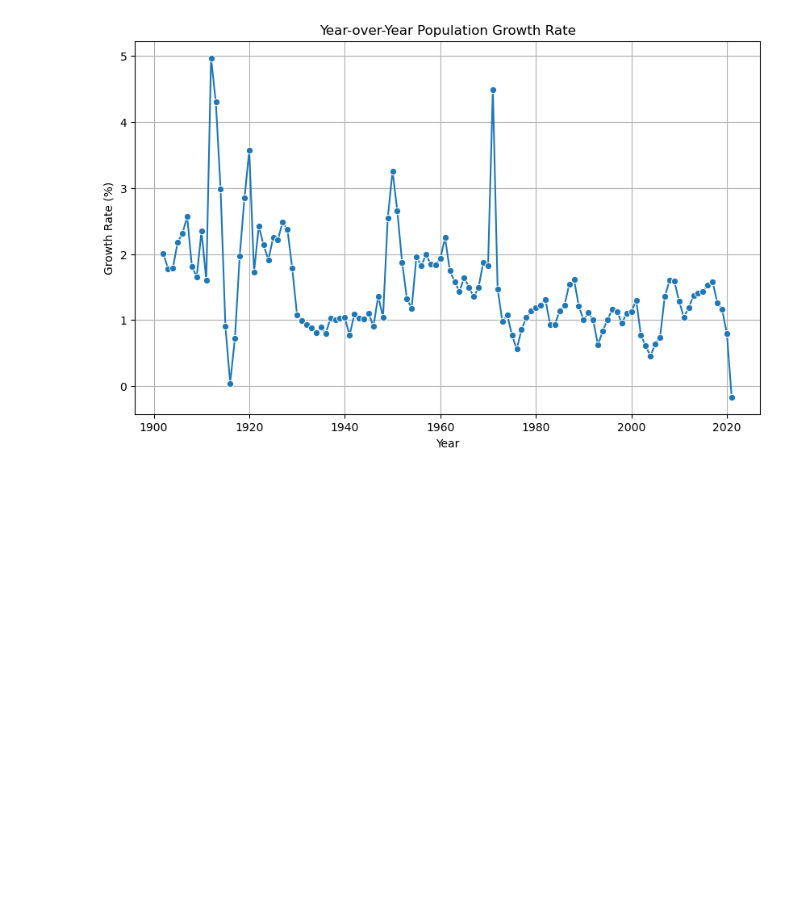
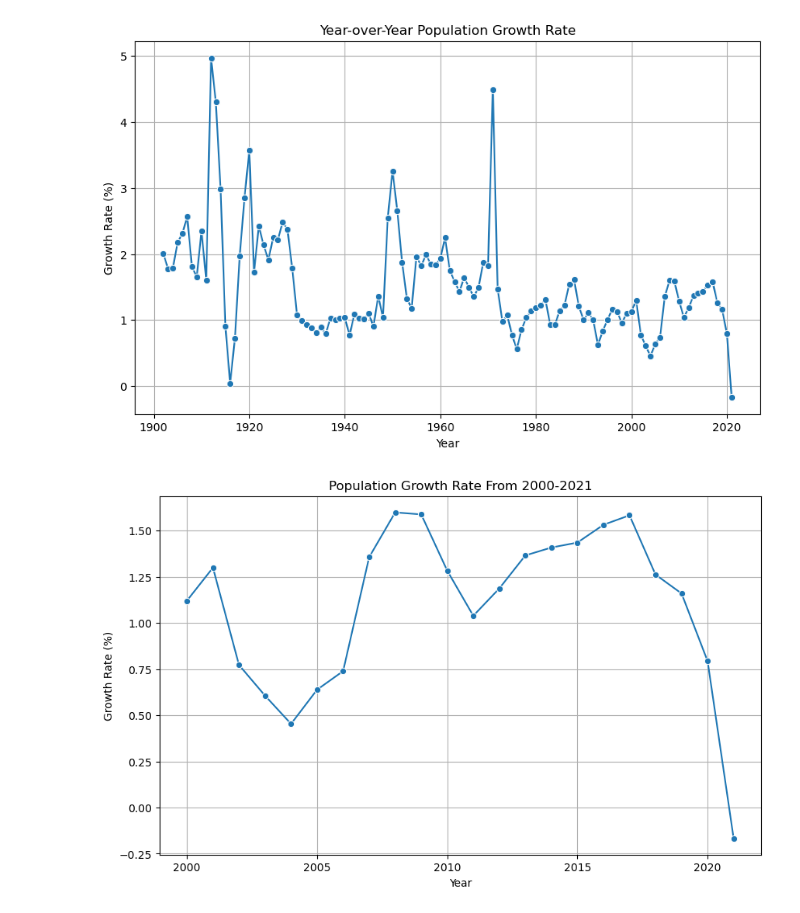
Before and after one commit to UNSW-ZZSC9020-H52024/Group5, a Jupyter notebook: src/EDA_Eugene.ipynb, the cells around one changed output. Cells and saved outputs as stored; diff of their text form; code cells hidden in the pictures; blank space fills up the shorter version.

Commit message:
Merging EDAs and some extra graphs

```diff
--- a/src/EDA_Eugene.ipynb
+++ b/src/EDA_Eugene.ipynb
@@ -340,3 +345,13 @@ plt.grid(True)
 plt.show()
 # %% [output]
 [figure]
+# %%
+plt.figure(figsize=(10, 6))
+sns.lineplot(x="Year", y="Growth_Rate", data=df_pop[df_pop["Year"] >= 2000], marker="o")
+plt.title("Population Growth Rate From 2000-2021")
+plt.xlabel("Year")
+plt.ylabel("Growth Rate (%)")
+plt.grid(True)
+plt.show()
+# %% [output]
+[figure, added]
```
Also changed, not shown: parts of 12 cells of this notebook.
